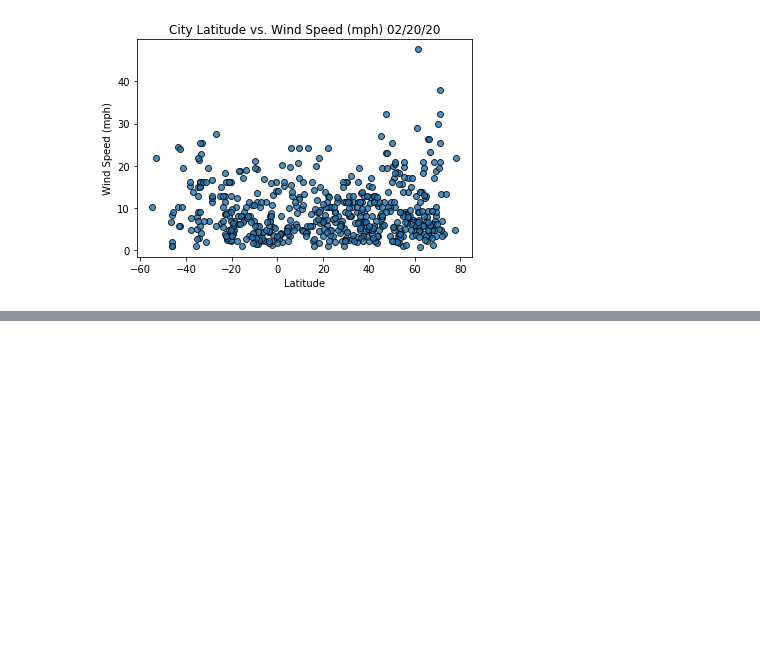
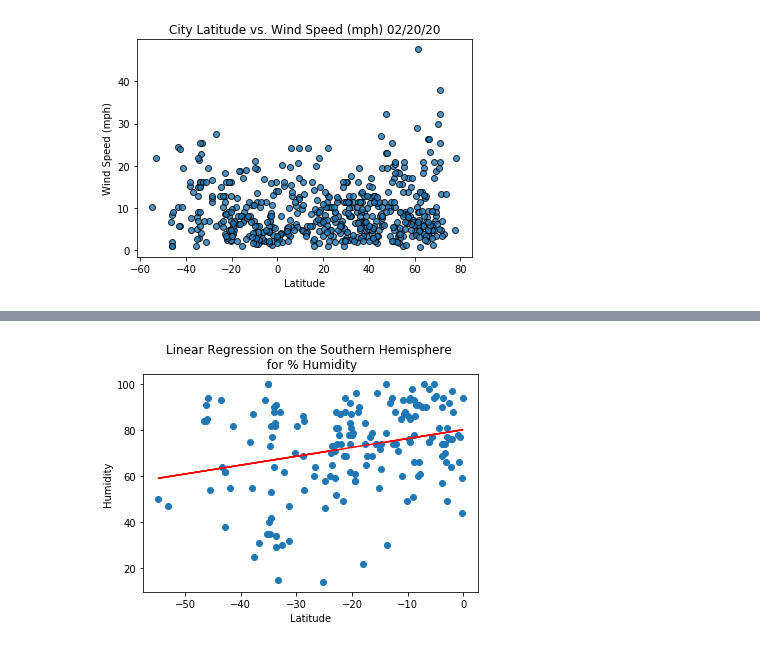
Before and after one commit to elizabethhwhitford/World_weather_Analysis, a Jupyter notebook: WeatherPy.ipynb, the cells around one changed output, grey strips where cells are left out. Drawn from its saved outputs; the diff is of its cells as text; code cells hidden in the pictures; blank space fills up the shorter version.

```diff
--- a/WeatherPy.ipynb
+++ b/WeatherPy.ipynb
@@ -165,0 +219,7 @@ plt.show()
+# %%
+x_values = southern_hemi_df["Lat"]
+y_values = southern_hemi_df["Humidity"]
+
+plot_linear_regression(x_values, y_values,"Linear Regression on the Southern Hemisphere \n for % Humidity", "Humidity",(5,5))
+# %% [output]
+[figure, added]
```
Also changed, not shown: parts of 10 cells of this notebook, 1 other file.
